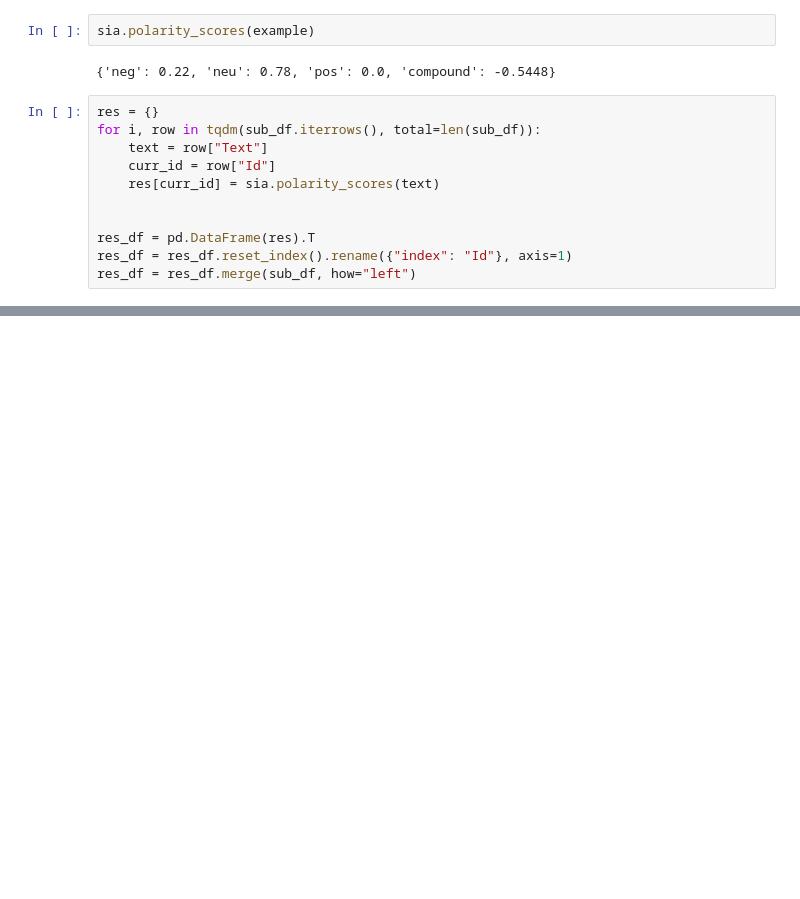
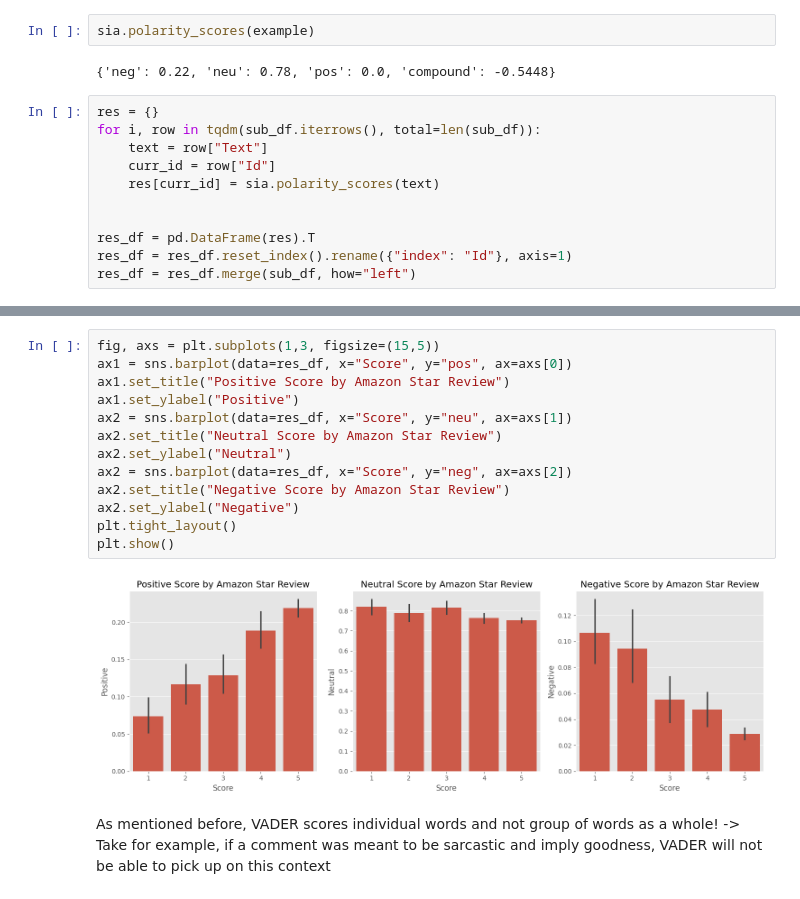
Before and after one commit to mahopon/sentiment-analysis, a Jupyter notebook: Tutorial.ipynb, the cells around one changed output, grey strips where cells are left out. Saved outputs shown, nothing was run; the diff lists cells and outputs as text; blank space fills up the shorter version.

```diff
--- a/Tutorial.ipynb
+++ b/Tutorial.ipynb
@@ -103,0 +122,17 @@ res_df = res_df.merge(sub_df, how="left")
+# %%
+fig, axs = plt.subplots(1,3, figsize=(15,5))
+ax1 = sns.barplot(data=res_df, x="Score", y="pos", ax=axs[0])
+ax1.set_title("Positive Score by Amazon Star Review")
+ax1.set_ylabel("Positive")
+ax2 = sns.barplot(data=res_df, x="Score", y="neu", ax=axs[1])
+ax2.set_title("Neutral Score by Amazon Star Review")
+ax2.set_ylabel("Neutral")
+ax2 = sns.barplot(data=res_df, x="Score", y="neg", ax=axs[2])
+ax2.set_title("Negative Score by Amazon Star Review")
+ax2.set_ylabel("Negative")
+plt.tight_layout()
+plt.show()
+# %% [output]
+[figure, added]
+# %% [markdown]
+As mentioned before, VADER scores individual words and not group of words as a whole! -> Take for example, if a comment was meant to be sarcastic and imply goodness, VADER will not be able to pick up on this context
```
Also changed, not shown: parts of 3 cells of this notebook, 3 other files.
